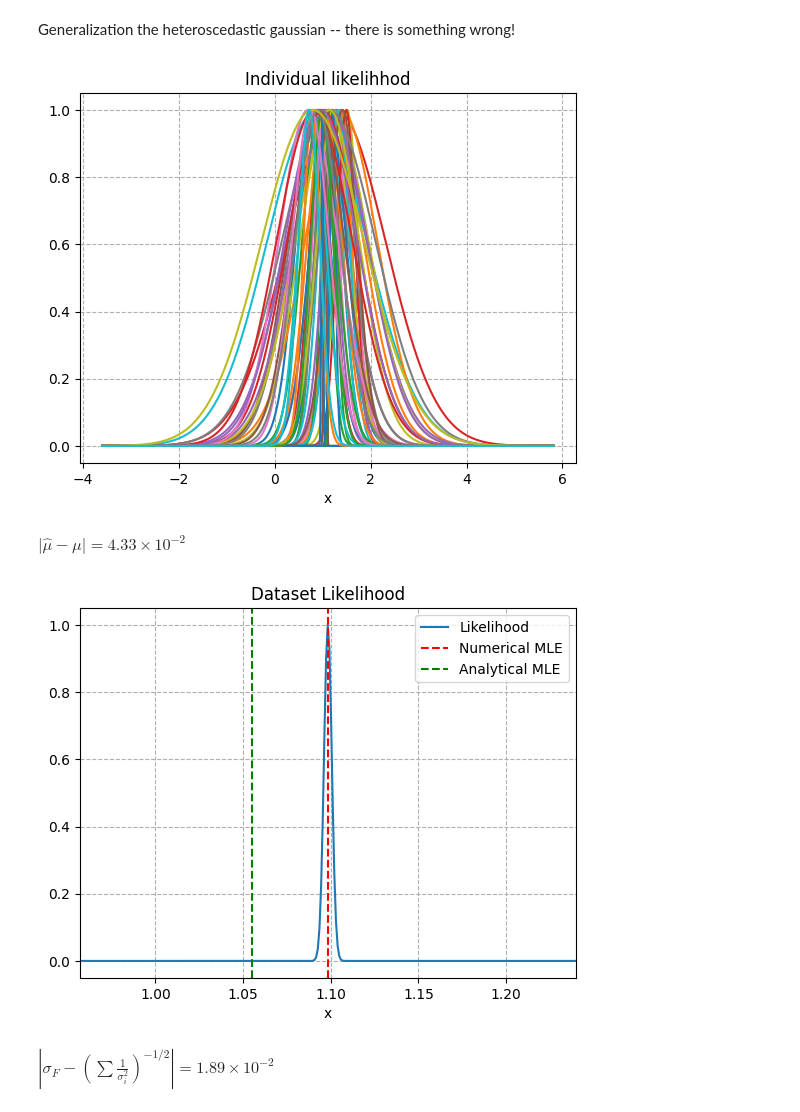
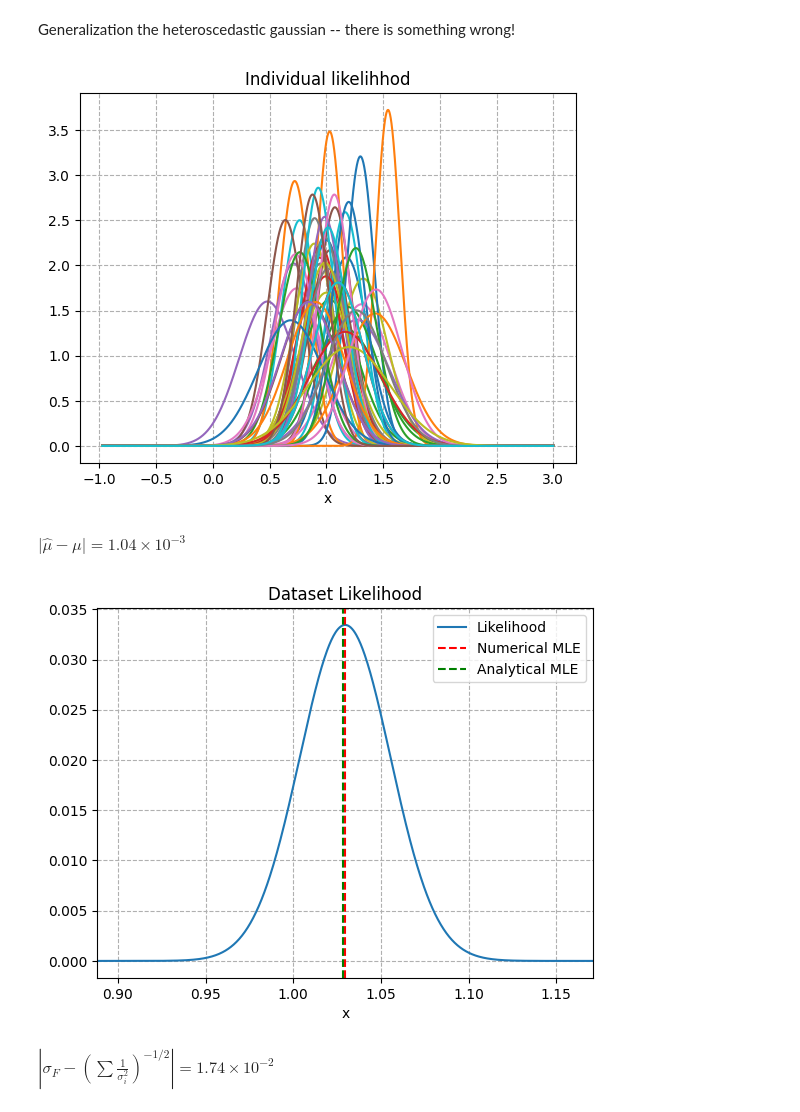
Before and after one commit to APozzi22/Astrostatistic, a Jupyter notebook: 5_Frequentist/Position_Quasar.ipynb, the cells around one changed output. Saved outputs shown, nothing was run; the diff lists cells and outputs as text; code cells hidden in the pictures.

```diff
--- a/5_Frequentist/Position_Quasar.ipynb
+++ b/5_Frequentist/Position_Quasar.ipynb
@@ -138,32 +138,32 @@ Generalization the heteroscedastic gaussian -- there is something wrong!
 # %%
 N = 50
 mu = 1
 sigma = 0.2
-sigma_std = 0.5
+sigma_std = 0.05
 
 # Generate the data
 data = np.random.normal(mu, sigma, N)
 
 # Define the x grid
 x = np.linspace(np.min(data) - 4 * sigma, np.max(data) + 4 * sigma, 10000)
 
 # Generate the sigma_i for each measurment
-sigma_i = np.abs(np.random.normal(sigma, sigma_std, N)) # Avoid negative values
+sigma_i = np.random.normal(sigma, sigma_std, N)
 
 # Define the x grid
 x = np.linspace(np.min(data) - 4 * np.max(sigma_i), np.max(data) + 4 * np.max(sigma_i), 10000)
 
 # Plot the likelihood for each data
 plt.figure()
 for i in range(0, len(data)):
     L_i = stats.norm.pdf(x, data[i], sigma_i[i])
-    plt.plot(x, L_i / np.max(L_i))
+    plt.plot(x, L_i)
 plt.title('Individual likelihhod')
 plt.xlabel('x')
 plt.grid(linestyle='--')
 plt.show()
 # %% [output]
-[figure, old version]
+[figure, new version]
 # %%
 # Dataset likelihood (product of the individual Gaussian likelihoods)
 L = np.prod([stats.norm.pdf(x, i, s_i) for i, s_i in zip(data, sigma_i)], axis=0)
@@ -185,7 +185,7 @@ display(Math(latex_str))
 # Plot the dataset likelihood
 plt.figure()
 plt.xlim(max_L - 5 * sigma / np.sqrt(N), max_L + 5 * sigma / np.sqrt(N))
-plt.plot(x, L / np.max(L), label='Likelihood')
+plt.plot(x, L, label='Likelihood')
 plt.axvline(max_L, linestyle='--', color='red', label='Numerical MLE')
 plt.axvline(np.average(data, weights=sigma_i), linestyle='--', color='green', label='Analytical MLE')
 plt.title('Dataset Likelihood')
@@ -194,8 +194,8 @@ plt.grid(linestyle='--')
 plt.legend()
 plt.show()
 # %% [output]
-$\displaystyle |\hat{\mu} - \mu| = 4.33 \times 10^{-2}$
+$\displaystyle |\hat{\mu} - \mu| = 1.04 \times 10^{-3}$
-[figure, old version]
+[figure, new version]
 # %%
 # Compute the Fisher Matrix
 dx = x[1] - x[0]
@@ -210,7 +210,7 @@ exp = int(exp)
 latex_str = r"|\sigma_F - (\sum{\frac{1}{\sigma_i^2}})^{-1/2}| = " + f"{mantissa} \\times 10^{{{exp}}}"
 display(Math(latex_str))
 # %% [output]
-$\displaystyle |\sigma_F - (\sum{\frac{1}{\sigma_i^2}})^{-1/2}| = 1.89 \times 10^{-2}$
+$\displaystyle |\sigma_F - (\sum{\frac{1}{\sigma_i^2}})^{-1/2}| = 1.74 \times 10^{-2}$
 # %%
 # Plot a Gaussian at the measured mu with this error as the scale to see if it matches the numerical likelihood distribution
 gaussian_approx = stats.norm.pdf(x, max_L, sigma_F)
```
Also changed, not shown: parts of 5 cells of this notebook.
